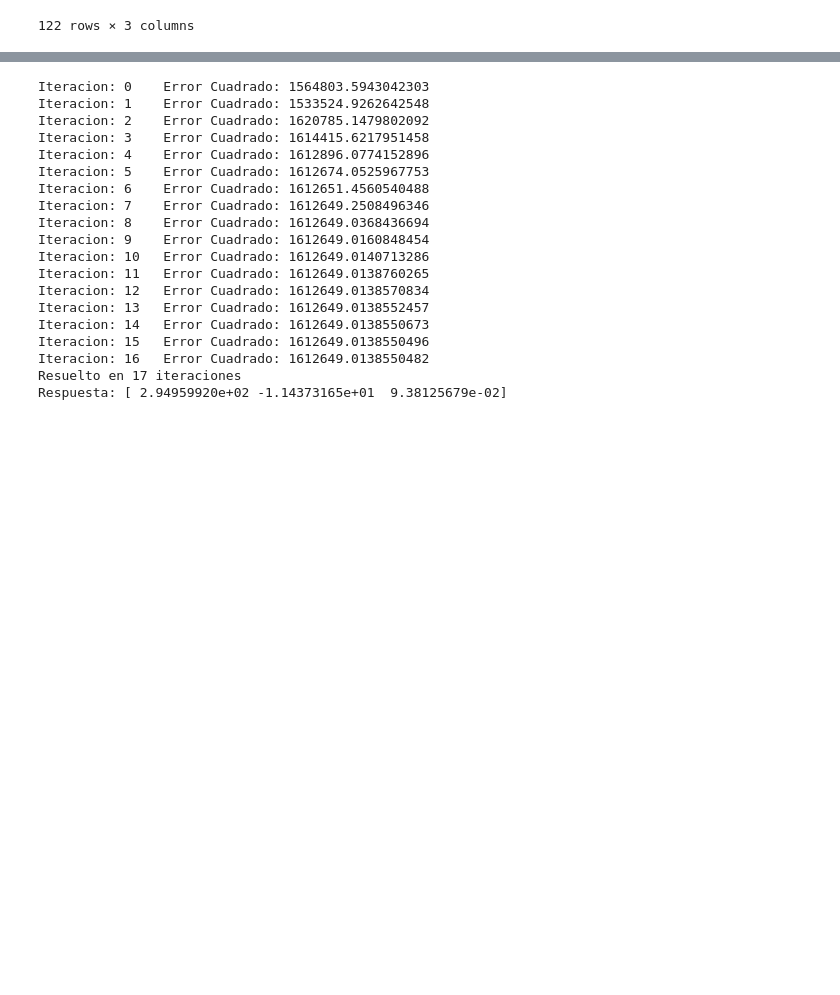
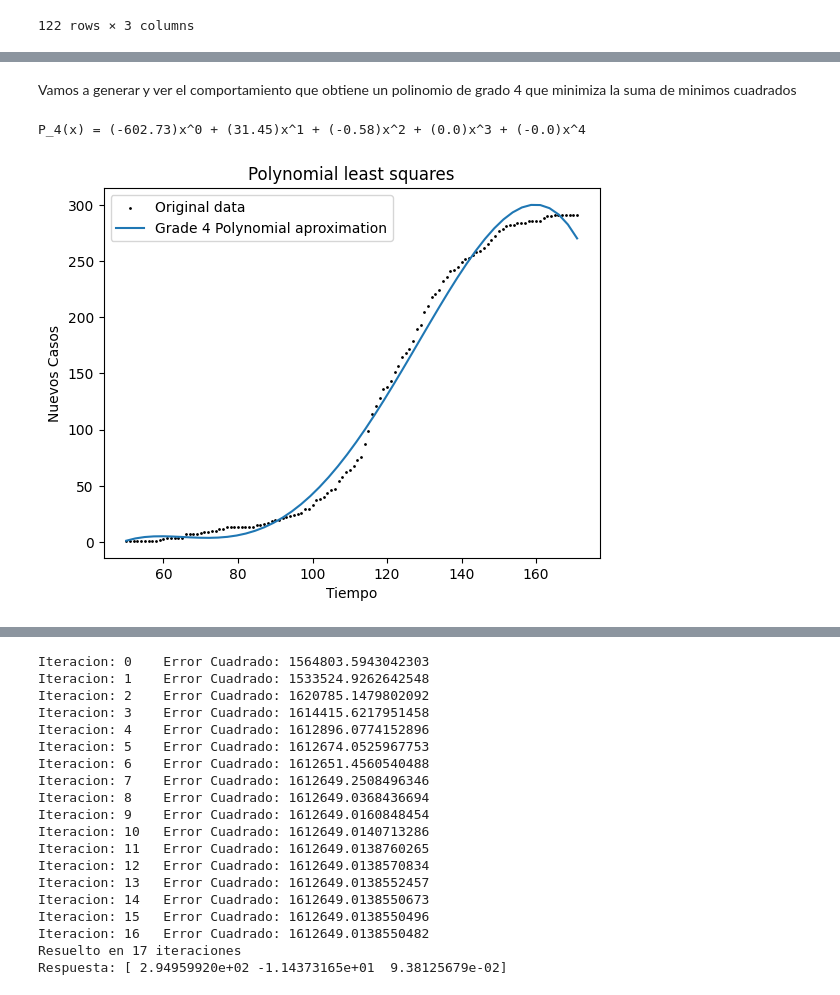
Before and after one commit to unalmedmathnum/Correa-Garcia-Lizcano-Velez, a Jupyter notebook: Tarea 2/least_squares.ipynb, the cells around one changed output, grey strips where cells are left out. Cells and saved outputs as stored; diff of their text form; code cells hidden in the pictures; blank space fills up the shorter version.

```diff
--- a/Tarea 2/least_squares.ipynb
+++ b/Tarea 2/least_squares.ipynb
@@ -169,0 +229,7 @@ def Gauss_Newton(max_iter, tol, inicio, arr_X, arr_Y, det_tol):
+# %% [markdown]
+Vamos a generar y ver el comportamiento que obtiene un polinomio de grado 4 que minimiza la suma de minimos cuadrados
+# %%
+plot_polynomial_least_squares(4)
+# %% [output]
+P_4(x) = (-602.73)x^0 + (31.45)x^1 + (-0.58)x^2 + (0.0)x^3 + (-0.0)x^4
+[figure, added]
```
Also changed, not shown: parts of 29 cells of this notebook.
